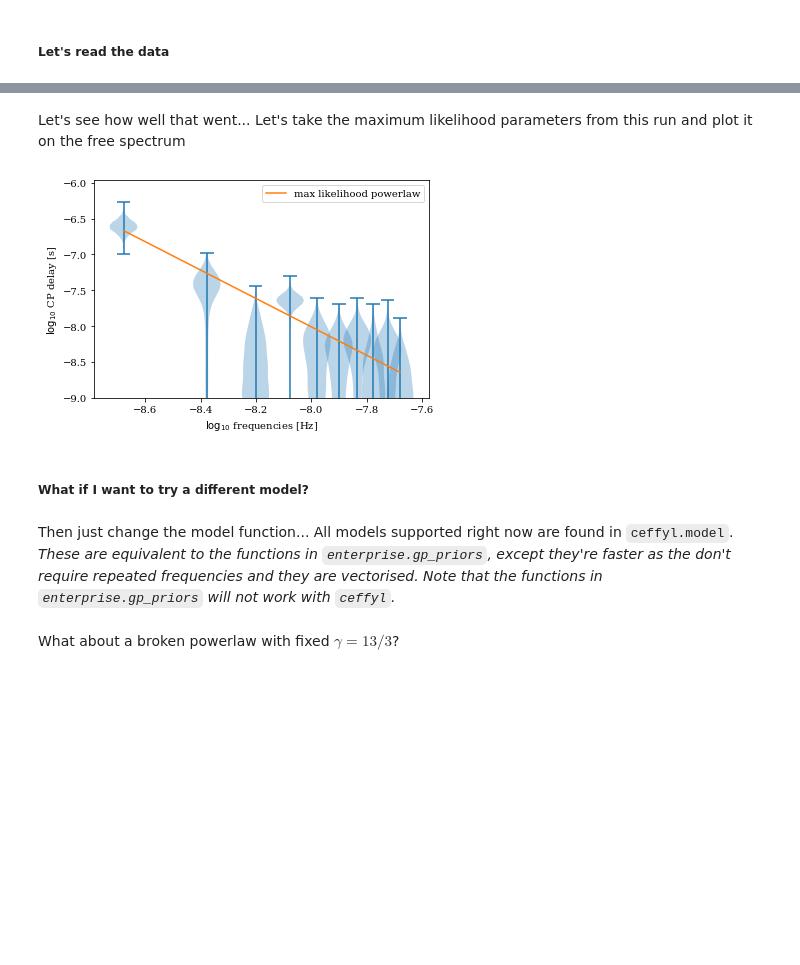
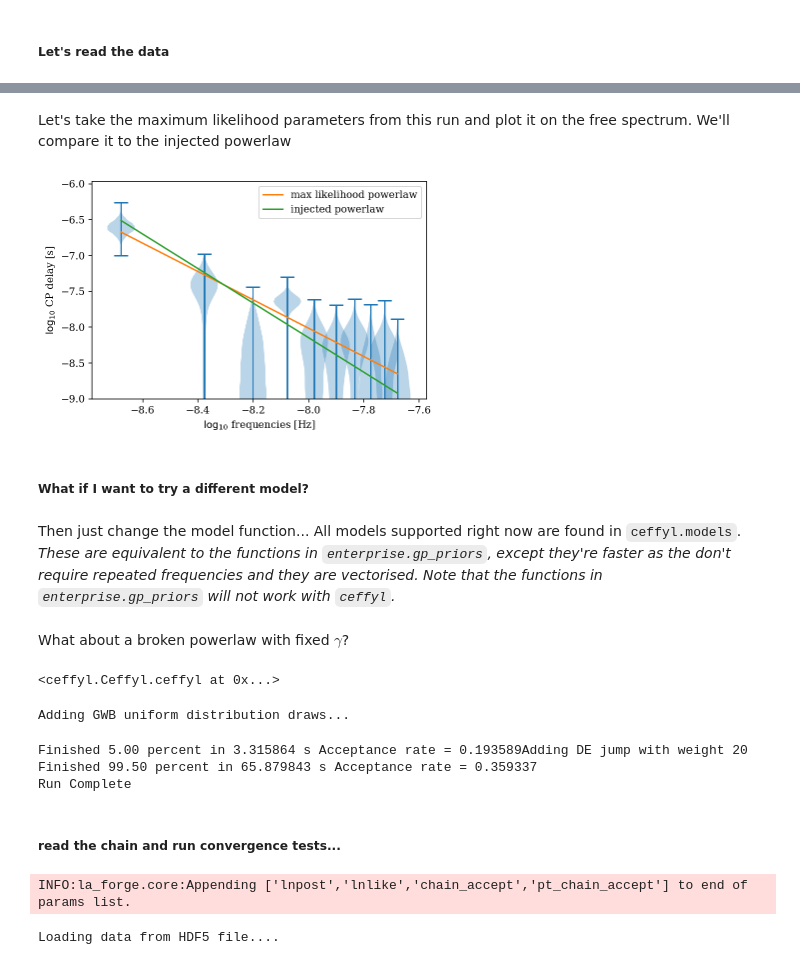
Before and after one commit to astrolamb/ceffyl, a Jupyter notebook: examples/PTA_freespec_ex1.ipynb, the cells around one changed output, grey strips where cells are left out. Saved outputs shown, nothing was run; the diff lists cells and outputs as text; code cells hidden in the pictures; blank space fills up the shorter version.

```diff
--- a/examples/PTA_freespec_ex1.ipynb
+++ b/examples/PTA_freespec_ex1.ipynb
@@ -42 +46,3 @@ Text(0, 0.5, '$\\log_{10}$ CP delay [s]')
+# %%
+log10A_inj, gamma_inj = -1.522589999999999932e+01, 4.816799999999999748e+00
 # %% [markdown]
@@ -95,28 +118,31 @@ c.plotter.plot();
 # %% [markdown]
-Let's see how well that went... Let's take the maximum likelihood parameters from this run and plot it on the free spectrum
+Let's take the maximum likelihood parameters from this run and plot it on the free spectrum. We'll compare it to the injected powerlaw
 # %%
 idx = np.where(pl10f('lnpost').max()==pl10f('lnpost'))[0][0]
 log10_A, gamma = pl10f.chain[pl10f.burn:][idx][:2]
 
-pl = 0.5*np.log10(model.powerlaw(pl10f.rn_freqs, log10_A=log10_A,
-                                 gamma=gamma))
+pl = 0.5*np.log10(models.powerlaw(pl10f.rn_freqs, log10_A=log10_A,
+                                  gamma=gamma))
+pl_inj = 0.5*np.log10(models.powerlaw(pl10f.rn_freqs, log10_A=log10A_inj,
+                                      gamma=gamma_inj))
 
 plt.violinplot(pd.DataFrame(freespec(freespec.params[-15:-5])),
                positions=np.log10(freespec.rn_freqs),
                widths=0.1)
 plt.plot(np.log10(pl10f.rn_freqs), pl, label='max likelihood powerlaw')
+plt.plot(np.log10(pl10f.rn_freqs), pl_inj, label='injected powerlaw')
 plt.xlabel('$\log_{10}$ frequencies [Hz]')
 plt.ylabel(r'$\log_{10}$ CP delay [s]')
 plt.ylim(-9)
 plt.legend();
 # %% [output]
-[figure, old version]
+[figure, new version]
 # %% [markdown]
 ##### What if I want to try a different model?
 # %% [markdown]
-Then just change the model function... All models supported right now are found in `ceffyl.model`. *These are equivalent to the functions in `enterprise.gp_priors`, except they're faster as the don't require repeated frequencies and they are vectorised. Note that the functions in `enterprise.gp_priors` will not work with `ceffyl`.*
+Then just change the model function... All models supported right now are found in `ceffyl.models`. *These are equivalent to the functions in `enterprise.gp_priors`, except they're faster as the don't require repeated frequencies and they are vectorised. Note that the functions in `enterprise.gp_priors` will not work with `ceffyl`.*
 # %% [markdown]
-What about a broken powerlaw with fixed $\gamma=13/3$?
+What about a broken powerlaw with fixed $\gamma$?
 # %%
 # first we need to define some priors on log10_A and the break frequency, log10_fb
 # it's just like defining priors in a standard enterprise run!
@@ -135,9 +162,28 @@ gw = gfl.signal(N_freqs=10, psd=psd, params=params,
+# %%
+pta = Ceffyl.ceffyl(datadir='../data/sim0/fs_densities/')
+pta.add_signals([gw])
+# %% [output]
+<ceffyl.Ceffyl.ceffyl at 0x...>
 # %%
 # and finally, we setup the sampler!
-signals = [gw]
-sampler = refitter.setup_sampler(signals=signals,
-                                 outdir='../data/sim0/refits/10fbpl/',
-                                 logL=refitter.ln_likelihood,
-                                 logp=refitter.ln_prior)
-x0 = refitter.initial_samples()  # get initial sample
-sampler.sample(x0, int(1e6))
+sampler = Sampler.setup_sampler(pta,
+                                outdir='../data/sim0/refits/10fbpl/',
+                                logL=pta.ln_likelihood,
+                                logp=pta.ln_prior, resume=True)
+x0 = pta.initial_samples()  # get initial sample
+sampler.sample(x0, int(200000))
+# %% [output]
+Adding GWB uniform distribution draws...
+Finished 5.00 percent in 3.315864 s Acceptance rate = 0.193589Adding DE jump with weight 20
+Finished 99.50 percent in 65.879843 s Acceptance rate = 0.359337
+Run Complete
+# %% [markdown]
+##### read the chain and run convergence tests...
+# %%
+c0 = co.Core('../data/sim0/refits/10fbpl/')
+c0.set_rn_freqs(Tspan=1/freespec.rn_freqs[0], nfreqs=10)
+c0.save('../data/sim0/refits/10fbpl/chain.core')
+bpl10f = co.Core(corepath='../data/sim0/refits/10fbpl/chain.core')
+# %% [output]
+INFO:la_forge.core:Appending ['lnpost','lnlike','chain_accept','pt_chain_accept'] to end of params list.
+Loading data from HDF5 file....
```
Also changed, not shown: parts of 32 cells of this notebook, 2 other files.
